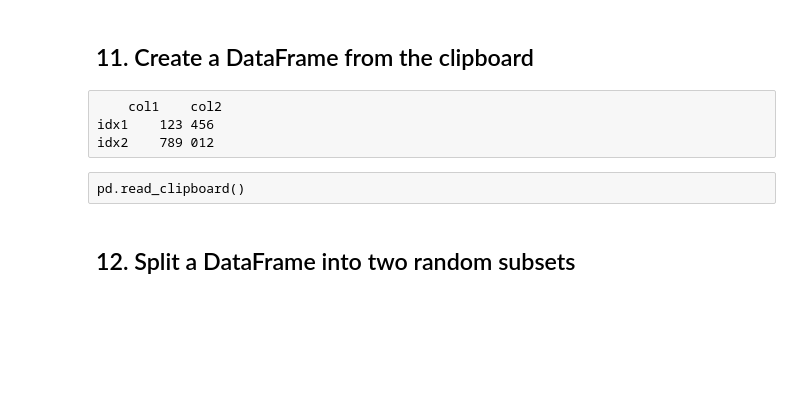
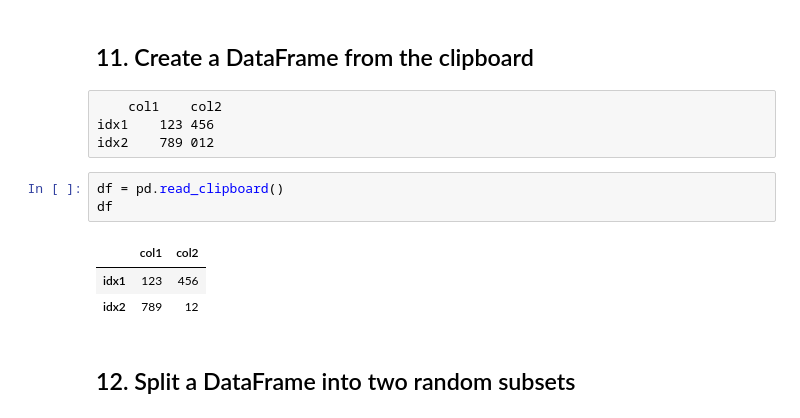
Before and after one commit to cborrero2000/schooldata, a Jupyter notebook: Pandas_Workout_Kevin_Markham.ipynb, the cells around one changed output. Saved outputs shown, nothing was run; the diff lists cells and outputs as text; blank space fills up the shorter version.

```diff
--- a/Pandas_Workout_Kevin_Markham.ipynb
+++ b/Pandas_Workout_Kevin_Markham.ipynb
@@ -304,8 +304,13 @@ pd.concat((pd.read_csv(file) for file in files), axis='columns').head()
 	col1	col2
 idx1	123	456
 idx2	789	012
-# %% [raw]
-pd.read_clipboard()
+# %%
+df = pd.read_clipboard()
+df
+# %% [output]
+|  | col1 | col2 |
+| idx1 | 123 | 456 |
+| idx2 | 789 | 12 |
 # %% [markdown]
 ## 12. Split a DataFrame into two random subsets
 # %%
```
Also changed, not shown: 1 other file.
